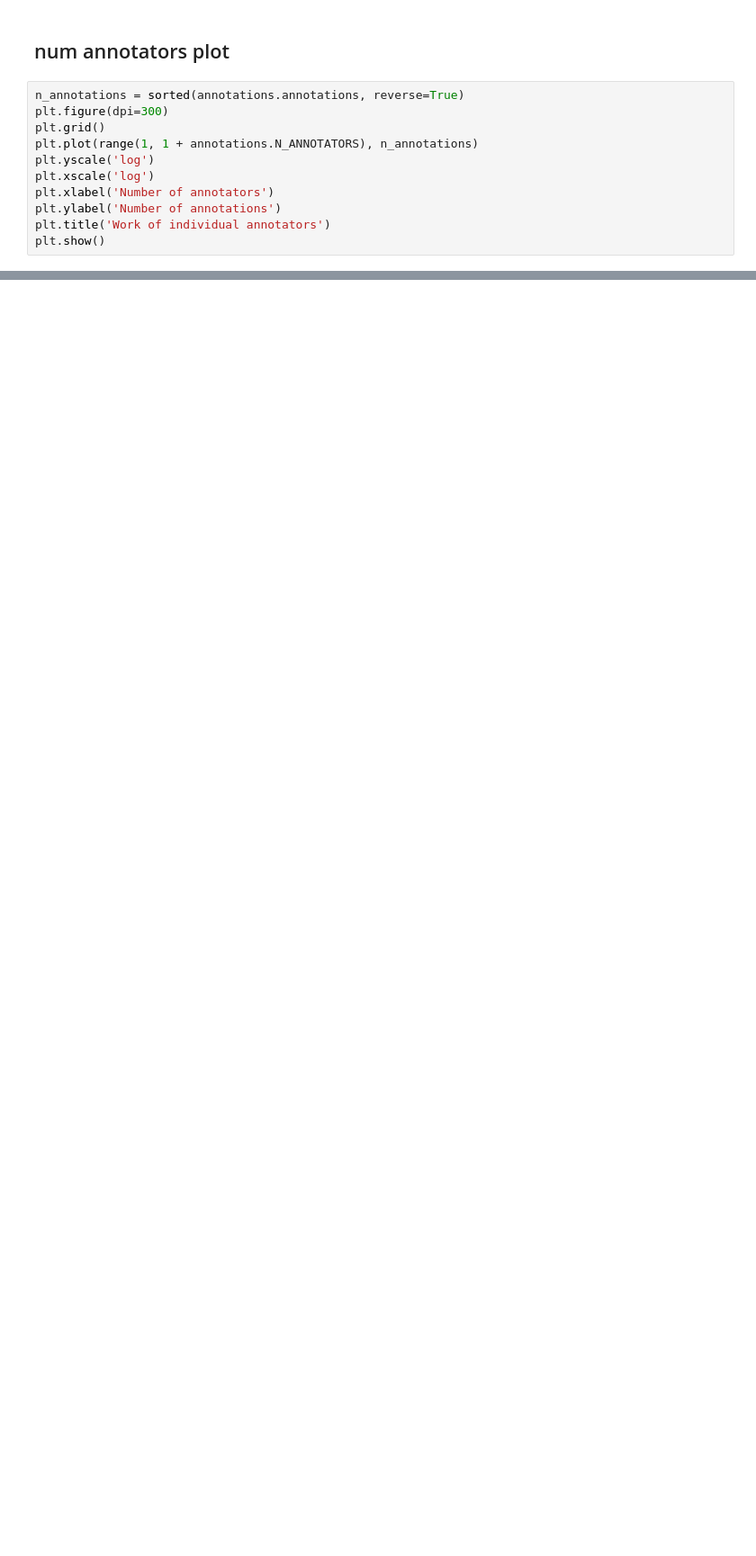
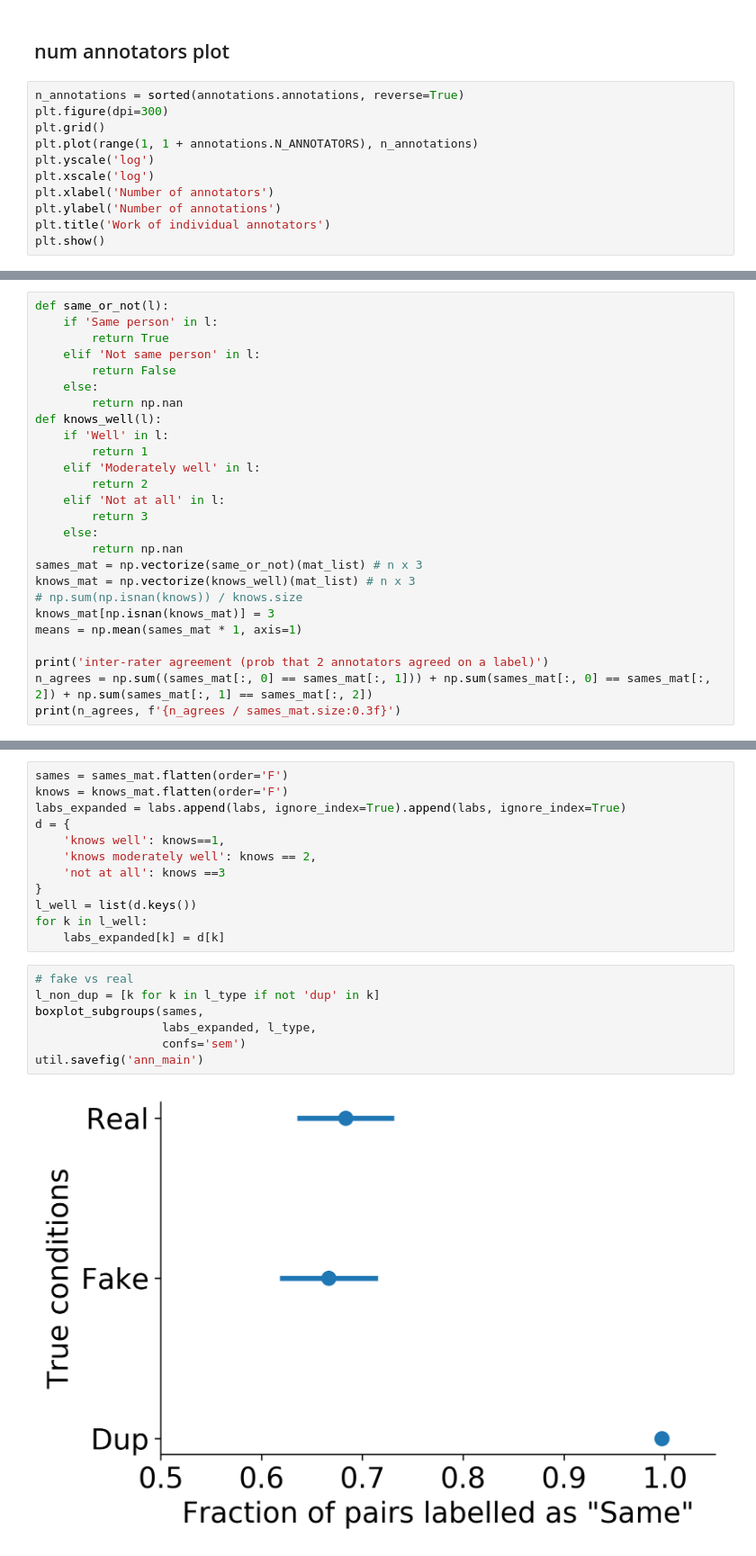
Before and after one commit to csinva/matching-with-gans, a Jupyter notebook: projection_manipulation/12_annot_experiment.ipynb, the cells around one changed output, grey strips where cells are left out. Shown at 90% size. Saved outputs shown, nothing was run; the diff lists cells and outputs as text; blank space fills up the shorter version.

Commit message:
all annot plots with CI

```diff
--- a/projection_manipulation/12_annot_experiment.ipynb
+++ b/projection_manipulation/12_annot_experiment.ipynb
@@ -234,0 +185,26 @@ real, 360, 68.3, 95% CI, 2.24
+# %%
+def same_or_not(l):
+    if 'Same person' in l:
+        return True
+    elif 'Not same person' in l:
+        return False
+    else:
+        return np.nan
+def knows_well(l):
+    if 'Well' in l:
+        return 1
+    elif 'Moderately well' in l:
+        return 2
+    elif 'Not at all' in l:
+        return 3
+    else:
+        return np.nan
+sames_mat = np.vectorize(same_or_not)(mat_list) # n x 3
+knows_mat = np.vectorize(knows_well)(mat_list) # n x 3
+# np.sum(np.isnan(knows)) / knows.size
+knows_mat[np.isnan(knows_mat)] = 3
+means = np.mean(sames_mat * 1, axis=1)
+
+print('inter-rater agreement (prob that 2 annotators agreed on a label)')
+n_agrees = np.sum((sames_mat[:, 0] == sames_mat[:, 1])) + np.sum(sames_mat[:, 0] == sames_mat[:, 2]) + np.sum(sames_mat[:, 1] == sames_mat[:, 2])
+print(n_agrees, f'{n_agrees / sames_mat.size:0.3f}')
@@ -234,0 +280,21 @@ real, 360, 68.3, 95% CI, 2.24
+# %%
+sames = sames_mat.flatten(order='F')
+knows = knows_mat.flatten(order='F')
+labs_expanded = labs.append(labs, ignore_index=True).append(labs, ignore_index=True)
+d = {
+    'knows well': knows==1,
+    'knows moderately well': knows == 2,
+    'not at all': knows ==3
+}
+l_well = list(d.keys())
+for k in l_well:
+    labs_expanded[k] = d[k]
+# %%
+# fake vs real
+l_non_dup = [k for k in l_type if not 'dup' in k]
+boxplot_subgroups(sames,
+                  labs_expanded, l_type,
+                  confs='sem')
+util.savefig('ann_main')
+# %% [output]
+[figure, added]
```
Also changed, not shown: parts of 14 cells of this notebook, 1 other file.
